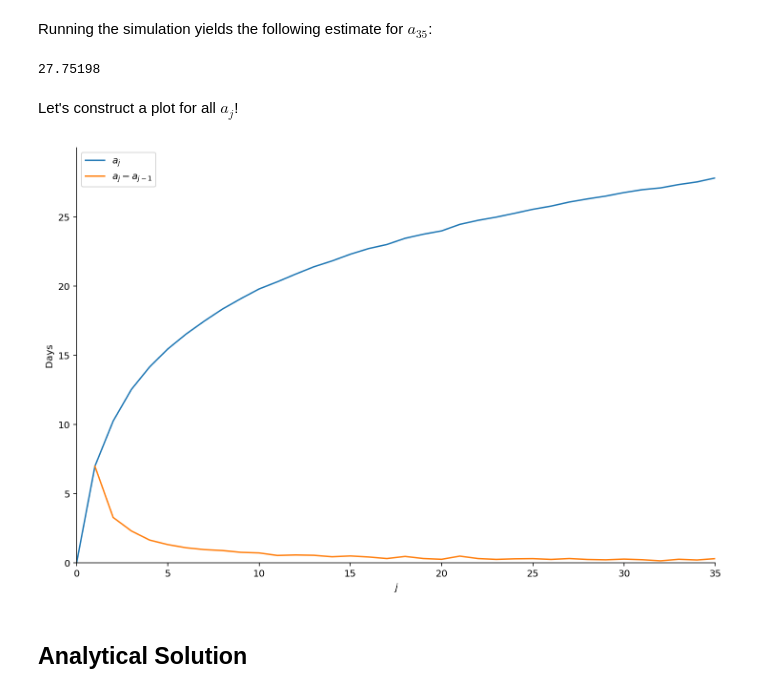
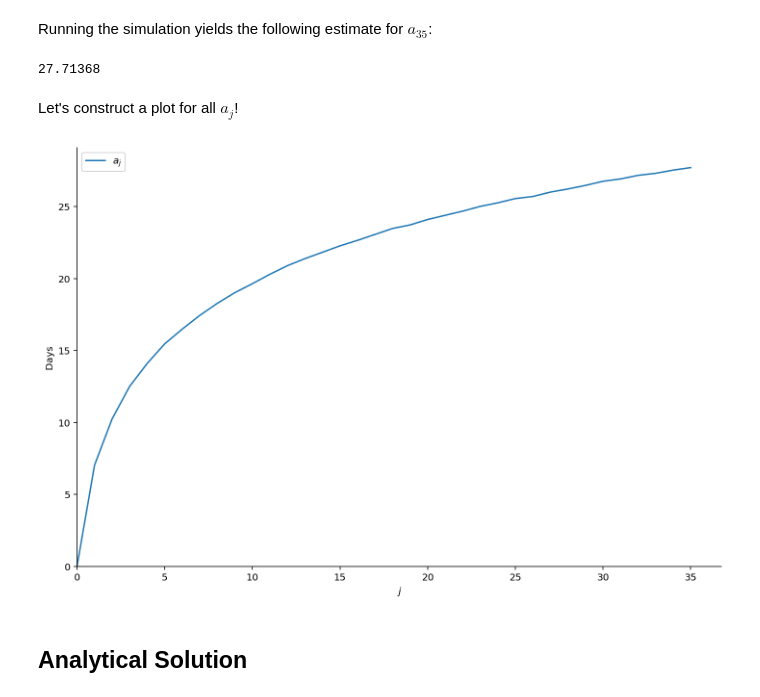
Before and after one commit to Per48edjes/Harvard-STAT110, a Jupyter notebook: Problem 3.3, SP9.ipynb, the cells around one changed output. Drawn from its saved outputs; the diff is of its cells as text; code cells hidden in the pictures.

```diff
--- a/Problem 3.3, SP9.ipynb
+++ b/Problem 3.3, SP9.ipynb
@@ -41,22 +37,0 @@ def sim_mass_cash(balls: tuple, unused_balls: set, days: int = 0) -> int:
-# %%
-def sim_mass_cash_iterate(balls: tuple, unused_balls: set) -> int:
-    """
-    Simulation counting the number of days required to have appearance of each ball
-    at least once given each day's draw consists of 5 balls without replacement
-
-    Implemented using iteration
-    """
-    days = 0
-    while unused_balls:
-        draw = set(random.sample(balls, 5))
-        unused_balls -= draw
-        days += 1
-
-    return days
-# %%
-# Mass Cash numbered balls
-balls = tuple(x for x in range(1, 35+1))
-
-# Run simulation lots of times and average
-N = 50_000
-trial_data = np.array([sim_mass_cash_iterate(balls, set(balls)) for _ in range(N)])
@@ -63,9 +70,10 @@ trial_data = np.array([sim_mass_cash_iterate(balls, set(balls)) for _ in range(N
 # %% [markdown]
 Running the simulation yields the following estimate for $a_{35}$:
 # %%
-# Average number of days needed to collect all 35 numbers
-trial_data.mean()
+# Average number of days needed to collect all numbers
+df = generate_sim_data()
+df.loc[35, 'a_j']
 # %% [output]
-27.75198
+27.71368
 # %% [markdown]
 Let's construct a plot for all $a_{j}$!
@@ -82,27 +80,21 @@ data[0] = 0.0
 # %%
-# Gather data
-df = pd.DataFrame.from_dict(data, orient='index', columns=['exp_days'])
-df['delta'] = df['exp_days'] - df['exp_days'].shift(-1)
-
 # Plot data
 plt.figure(figsize=(12,8))
-plt.plot(df['exp_days'], label='$a_j$')
-plt.plot(df['delta'], label=r'$a_j - a_{j-1}$')
+plt.plot(df['a_j'], label='$a_j$')
 
 # Cosmetic adjustments
 ax = plt.gca()
 ax.spines['right'].set_visible(False)
 ax.spines['top'].set_visible(False)
-plt.xlim(0, 35)
+plt.xlim(left=0)
+plt.ylim(bottom=0)
 plt.xlabel('$j$')
-plt.ylim(0, 30)
 plt.ylabel('Days')
-plt.yticks(np.arange(0, ceil(df['exp_days'].max()), 5.0))
 plt.legend()
 
 plt.show()
 # %% [output]
-[figure, old version]
+[figure, new version]
 # %% [markdown]
 ## Analytical Solution
 # %% [markdown]
```
Also changed, not shown: parts of 26 cells of this notebook, 2 other files.
